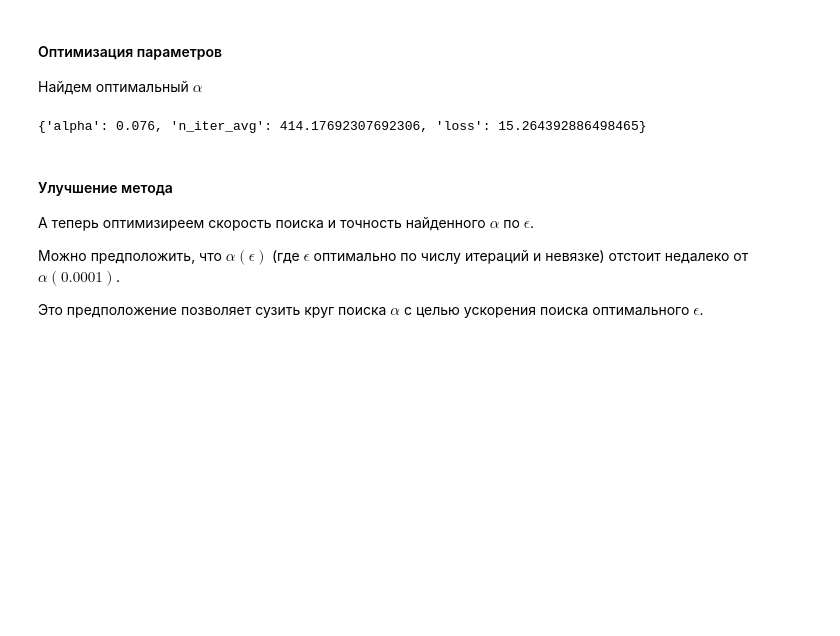
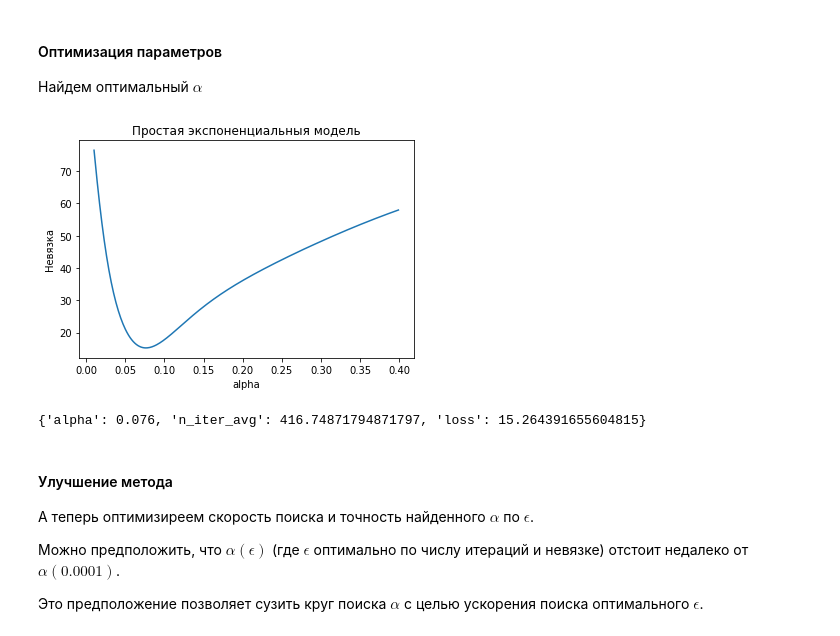
Before and after one commit to ArthurSamuelyan/CorrMatrix, a Jupyter notebook: corr_matrix.ipynb, the cells around one changed output. Cells and saved outputs as stored; diff of their text form; code cells hidden in the pictures; blank space fills up the shorter version.

```diff
--- a/corr_matrix.ipynb
+++ b/corr_matrix.ipynb
@@ -284,10 +292,11 @@ def alpha_opimize(epsilon=1e-4, alpha_min=0.01, alpha_max=0.4):
     # чем с тремя знаками после запятой не имеет смысла
     return {"alpha" : np.round(alphas[I], 3), "loss" : loss_list[I], "n_iter_avg" : n_iter_avg}
 # %%
-alpha_opt_res = alpha_opimize()
+alpha_opt_res = alpha_opimize(draw_plot=True)
 print alpha_opt_res
 # %% [output]
+[figure, added]
-{'alpha': 0.076, 'n_iter_avg': 414.17692307692306, 'loss': 15.264392886498465}
+{'alpha': 0.076, 'n_iter_avg': 416.74871794871797, 'loss': 15.264391655604815}
 # %% [markdown]
 #### Улучшение метода
 А теперь оптимизиреем скорость поиска и точность найденного $\alpha$ по $\epsilon$.
```
Also changed, not shown: parts of 18 cells of this notebook.
